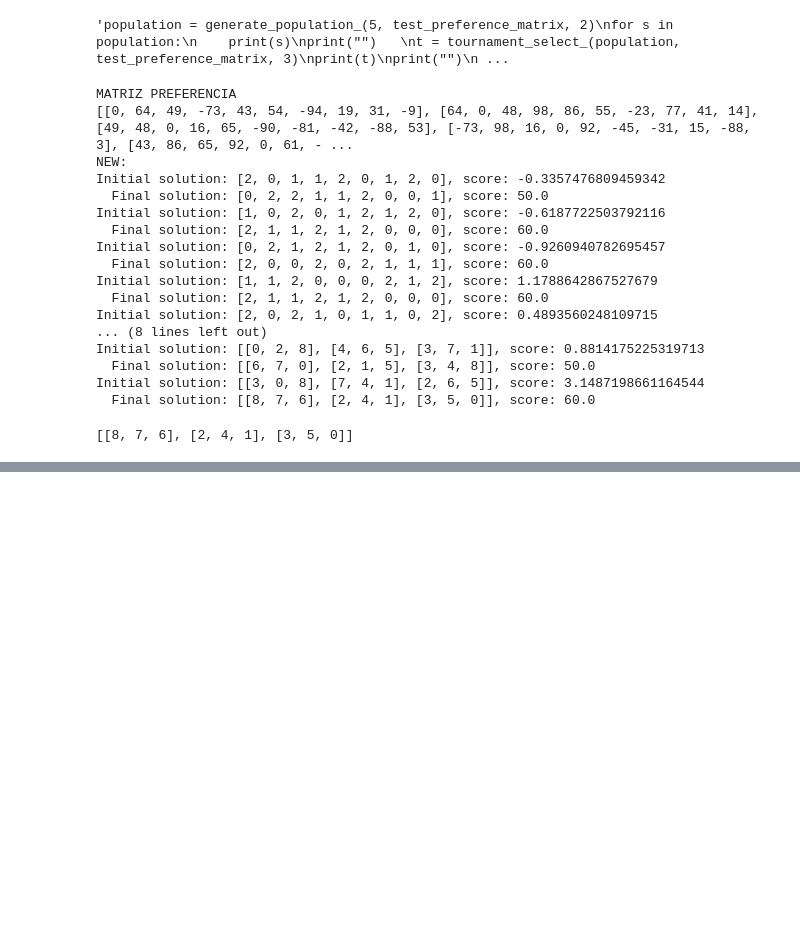
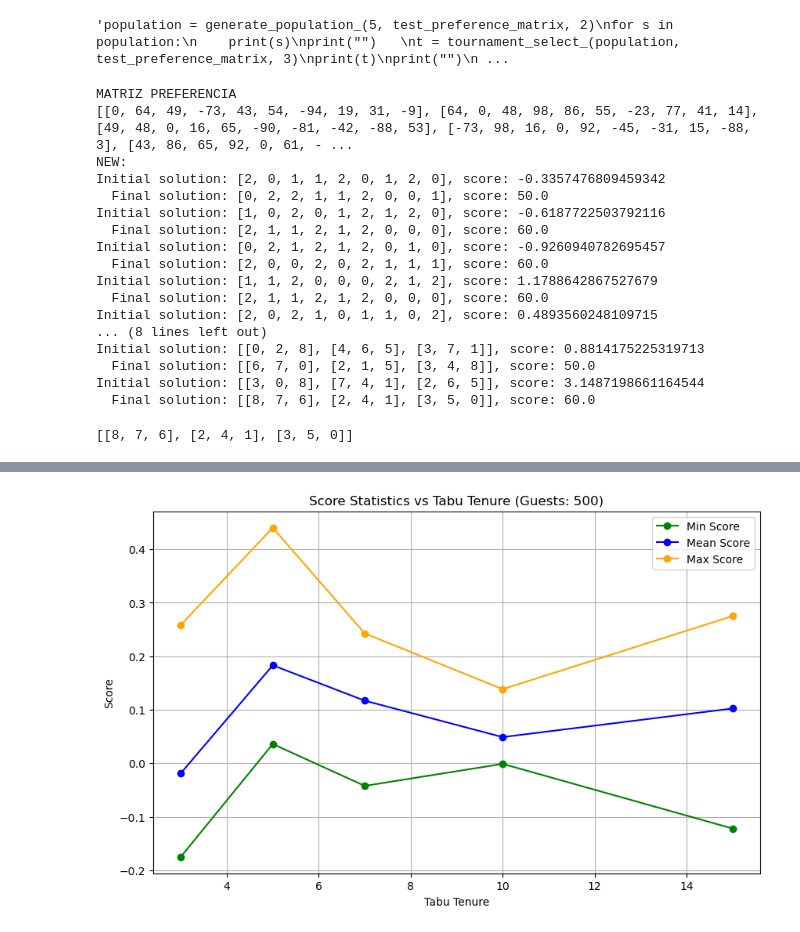
Before and after one commit to Ricardo-Parreira/Wedding_Seating_Problem-AI, a Jupyter notebook: project_notebook.ipynb, the cells around one changed output, grey strips where cells are left out. Drawn from its saved outputs; the diff is of its cells as text; code cells hidden in the pictures; blank space fills up the shorter version.

Commit message:
analysis

```diff
--- a/project_notebook.ipynb
+++ b/project_notebook.ipynb
@@ -942,0 +964,81 @@ Initial solution: [[3, 0, 8], [7, 4, 1], [2, 6, 5]], score: 3.1487198661164544
+# %%
+import time
+import matplotlib.pyplot as plt
+import random
+#tabu tenure varying
+
+tabu_tenures = [3, 5, 7, 10, 15]
+num_runs_per_tenure = 5
+seats_per_table = 10
+guests = [100, 200, 300, 400, 500, 600, 700, 800]
+results = {tenure: {'scores': [], 'times': [], 'avg_no_improve': []} for tenure in tabu_tenures}
+nguests = random.choice(guests)
+
+for tenure in tabu_tenures:
+    print(f"Running for Tabu Tenure: {tenure}")
+    for run in range(num_runs_per_tenure):
+        start_time = time.time()
+        # Modify tabu_search to return the number of iterations without improvement
+        solution, final_score, avg_no_improve = tabu_search(nguests, seats_per_table, max_iterations=10000, tabu_tenure=tenure)
+        end_time = time.time()
+        results[tenure]['scores'].append(final_score)
+        results[tenure]['times'].append(end_time - start_time)
+        results[tenure]['avg_no_improve'].append(avg_no_improve)
+
+min_scores = [min(results[tenure]['scores']) for tenure in tabu_tenures]
+max_scores = [max(results[tenure]['scores']) for tenure in tabu_tenures]
+mean_scores = [sum(results[tenure]['scores']) / num_runs_per_tenure for tenure in tabu_tenures]
+avg_no_improve = [sum(results[tenure]['avg_no_improve']) / num_runs_per_tenure for tenure in tabu_tenures]
+avg_exec_times = [sum(results[tenure]['times']) / num_runs_per_tenure for tenure in tabu_tenures]
+
+# Plot Score Statistics
+plt.figure(figsize=(10, 6))
+plt.plot(tabu_tenures, min_scores, marker='o', color='green', label='Min Score')
+plt.plot(tabu_tenures, mean_scores, marker='o', color='blue', label='Mean Score')
+plt.plot(tabu_tenures, max_scores, marker='o', color='orange', label='Max Score')
+plt.title(f"Score Statistics vs Tabu Tenure (Guests: {nguests})")
+plt.xlabel("Tabu Tenure")
+plt.ylabel("Score")
+plt.legend()
+plt.grid(True)
+plt.show()
+
+# Plot Average Number of Iterations Without Improvement
+plt.figure(figsize=(10, 6))
+plt.plot(tabu_tenures, avg_no_improve, marker='o', color='red', label='Avg Iterations Without Improvement')
+plt.title(f"Average Iterations Without Improvement vs Tabu Tenure (Guests: {nguests})")
+plt.xlabel("Tabu Tenure")
+plt.ylabel("Avg Iterations Without Improvement")
+plt.legend()
+plt.grid(True)
+plt.show()
+
+
+tabu_tenure = 7  # Fixed tabu tenure for this analysis
+num_runs_per_guest = 3  # Number of runs per guest size
+seats_per_table = 10
+guests = [100, 200, 300, 400, 500, 600, 700, 800]  # Different numbers of guests
+results = {guest: {'times': []} for guest in guests}
+
+for guest in guests:
+    print(f"Running for Number of Guests: {guest}")
+    for run in range(num_runs_per_guest):
+        start_time = time.time()
+        # Modify tabu_search to return the solution and score
+        solution, final_score, avg_no_improve = tabu_search(guest, seats_per_table, max_iterations=10000, tabu_tenure=tabu_tenure)
+        end_time = time.time()
+        results[guest]['times'].append(end_time - start_time)
+
+# Calculate average execution times for each number of guests
+avg_exec_times = [sum(results[guest]['times']) / num_runs_per_guest for guest in guests]
+
+# Plot Execution Time vs Number of Guests
+plt.figure(figsize=(10, 6))
+plt.plot(guests, avg_exec_times, marker='o', color='purple', label='Avg Execution Time')
+plt.title(f"Execution Time vs Number of Guests (Tabu Tenure: {tabu_tenure})")
+plt.xlabel("Number of Guests")
+plt.ylabel("Execution Time (seconds)")
+plt.legend()
+plt.grid(True)
+plt.show()
+# %% [output]
@@ -942,0 +1062 @@ Initial solution: [[3, 0, 8], [7, 4, 1], [2, 6, 5]], score: 3.1487198661164544
+[figure, added]
```
Also changed, not shown: parts of 11 cells of this notebook.
